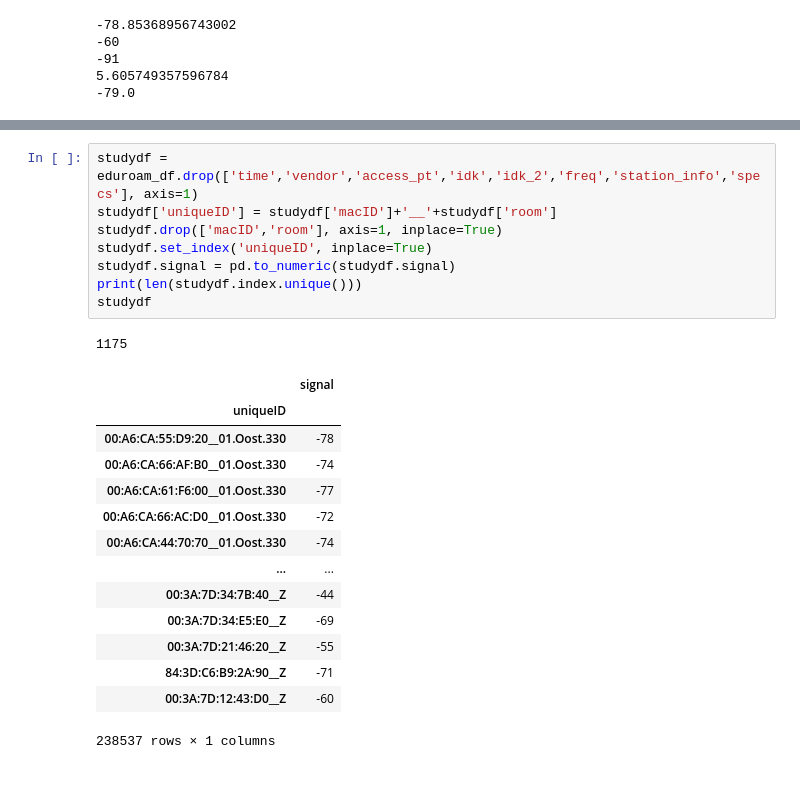
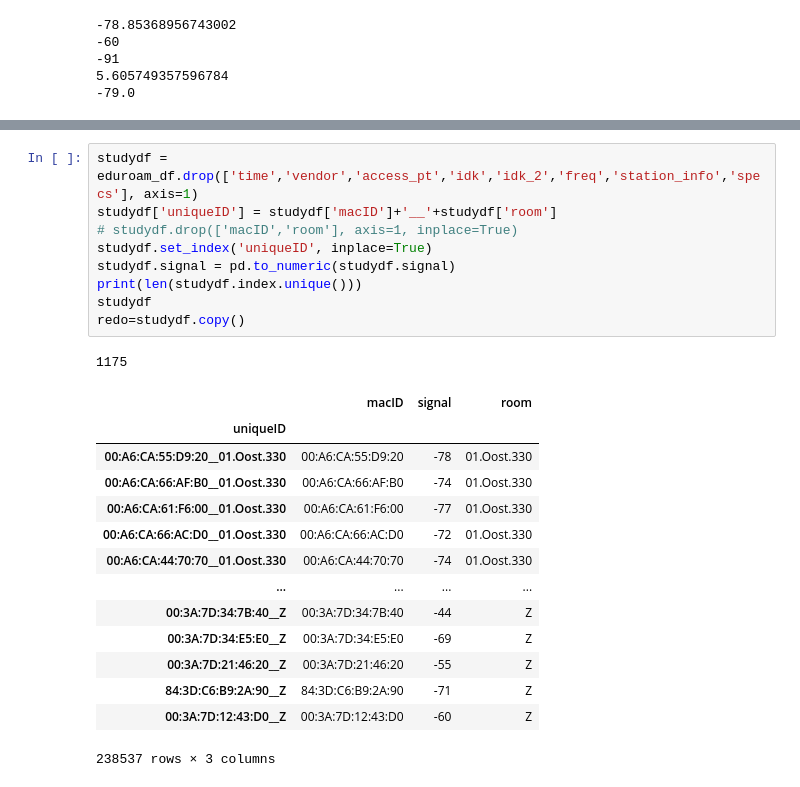
Before and after one commit to pratyush1611/geo1003_wifi_fingerprint_asg4, a Jupyter notebook: asg4.ipynb, the cells around one changed output, grey strips where cells are left out. Saved outputs shown, nothing was run; the diff lists cells and outputs as text.

```diff
--- a/asg4.ipynb
+++ b/asg4.ipynb
@@ -125,24 +147,25 @@ print(_.signal.median())
 # %%
 studydf = eduroam_df.drop(['time','vendor','access_pt','idk','idk_2','freq','station_info','specs'], axis=1)
 studydf['uniqueID'] = studydf['macID']+'__'+studydf['room']
-studydf.drop(['macID','room'], axis=1, inplace=True)
+# studydf.drop(['macID','room'], axis=1, inplace=True)
 studydf.set_index('uniqueID', inplace=True)
 studydf.signal = pd.to_numeric(studydf.signal)
 print(len(studydf.index.unique()))
 studydf
+redo=studydf.copy()
 # %% [output]
 1175
-|  | signal |
-| uniqueID |  |
-| 00:A6:CA:55:D9:20__01.Oost.330 | -78 |
-| 00:A6:CA:66:AF:B0__01.Oost.330 | -74 |
-| 00:A6:CA:61:F6:00__01.Oost.330 | -77 |
-| 00:A6:CA:66:AC:D0__01.Oost.330 | -72 |
-| 00:A6:CA:44:70:70__01.Oost.330 | -74 |
-| ... | ... |
-| 00:3A:7D:34:7B:40__Z | -44 |
-| 00:3A:7D:34:E5:E0__Z | -69 |
-| 00:3A:7D:21:46:20__Z | -55 |
-| 84:3D:C6:B9:2A:90__Z | -71 |
-| 00:3A:7D:12:43:D0__Z | -60 |
+|  | macID | signal | room |
+| uniqueID |  |  |  |
+| 00:A6:CA:55:D9:20__01.Oost.330 | 00:A6:CA:55:D9:20 | -78 | 01.Oost.330 |
+| 00:A6:CA:66:AF:B0__01.Oost.330 | 00:A6:CA:66:AF:B0 | -74 | 01.Oost.330 |
+| 00:A6:CA:61:F6:00__01.Oost.330 | 00:A6:CA:61:F6:00 | -77 | 01.Oost.330 |
+| 00:A6:CA:66:AC:D0__01.Oost.330 | 00:A6:CA:66:AC:D0 | -72 | 01.Oost.330 |
+| 00:A6:CA:44:70:70__01.Oost.330 | 00:A6:CA:44:70:70 | -74 | 01.Oost.330 |
+| ... | ... | ... | ... |
+| 00:3A:7D:34:7B:40__Z | 00:3A:7D:34:7B:40 | -44 | Z |
+| 00:3A:7D:34:E5:E0__Z | 00:3A:7D:34:E5:E0 | -69 | Z |
+| 00:3A:7D:21:46:20__Z | 00:3A:7D:21:46:20 | -55 | Z |
+| 84:3D:C6:B9:2A:90__Z | 84:3D:C6:B9:2A:90 | -71 | Z |
+| 00:3A:7D:12:43:D0__Z | 00:3A:7D:12:43:D0 | -60 | Z |
-238537 rows × 1 columns
+238537 rows × 3 columns
```
Also changed, not shown: parts of 18 cells of this notebook.
